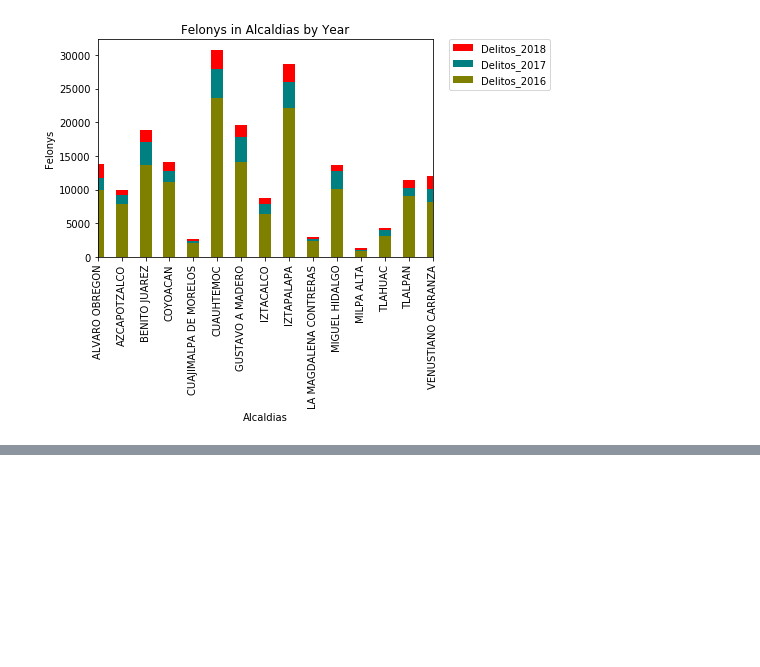
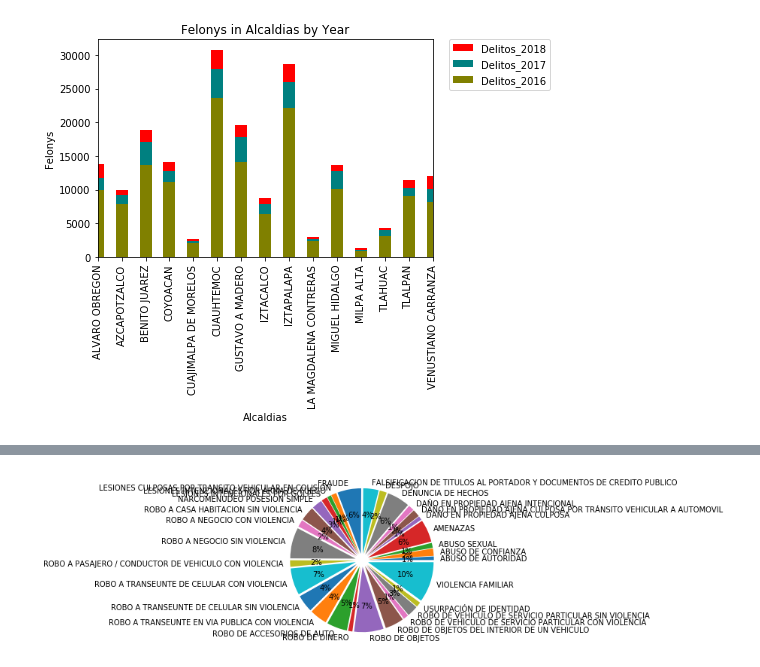
Before and after one commit to joseluismendozal10/Project1, a Jupyter notebook: Avances/Project.ipynb, the cells around one changed output, grey strips where cells are left out. Drawn from its saved outputs; the diff is of its cells as text; code cells hidden in the pictures; blank space fills up the shorter version.

```diff
--- a/Avances/Project.ipynb
+++ b/Avances/Project.ipynb
@@ -252,3 +270,23 @@ plt.savefig('Merge_Table2.png', bbox_inches='tight')
 plt.show()
 # %% [output]
 [figure]
+# %%
+#8.0 2018 INFORMATION BY ALCALDIA
+
+#8.01 Create Table with total crimes for Top 30 2018 Crimes for each Alcaldia
+PGJ_Top_2018=PGJ_Top_Hist.loc[PGJ_Top_Hist["año_hechos"]==2018,:]
+PGJ_Top_2018=PGJ_Top_2018.merge(PGJ_Class,on=["delito"])
+Total_Delitos_Alcaldias_2018=PGJ_Top_2018.groupby("alcaldia_hechos",as_index=False).count()
+Total_Delitos_Alcaldias_2018=Total_Delitos_Alcaldias_2018.merge(Sociodemo,on="alcaldia_hechos")
+#Total_Delitos_Alcaldias_2018=Total_Delitos_Alcaldias_2018.loc[:,["delito"]]
+#Total_Delitos_Alcaldias_2018
+
+#8.02 Create Pie for total crimes for Top 30 2018 Crimes by Alcaldia
+
+#explode=(0.1,0.1,0.1,0.1,0.1,0.1,0.1,0.1,0.1,0.1,0.1,0.1,0.1,0.1,0.1,0.1)
+#pie_Alcaldias = plt.pie(Total_Delitos_Alcaldias_2018["delito"],
+                #labels=Total_Delitos_Alcaldias_2018["alcaldia_hechos"],
+                #explode=explode,autopct="%1.1f%%",
+                #radius=1)
+#PGJ_Top_2018
+Total_Delitos_Alcaldias_2018
@@ -254,0 +312,21 @@ plt.show()
+# %%
+#9.0 2018 INFORMATION BY CRIME
+
+#8.01 Create Table with total crimes for Top 30 2018 Crimes for each Alcaldia
+Total_Delitos_2018=PGJ_Top_2018.groupby("delito",as_index=False).count()
+
+#Total_Delitos_2018["delito"].unique()
+#export_csv=Total_Delitos_2018.to_csv("Total_Delitos_2018.csv")
+
+#8.02 Create Pie for total crimes for Top 30 2018 Crimes by Alcaldia
+
+explode=(0.1,0.1,0.1,0.1,0.1,0.1,0.1,0.1,0.1,0.1,
+         0.1,0.1,0.1,0.1,0.1,0.1,0.1,0.1,0.1,0.1,
+         0.1,0.1,0.1,0.1,0.1,0.1,0.1,0.1,0.1,0.1)
+pie_Delitos = plt.pie(Total_Delitos_2018["alcaldia_hechos"],
+                labels=Total_Delitos_2018["delito"],
+                explode=explode,
+                autopct="%1.f%%",
+                radius=1)
+# %% [output]
+[figure, added]
```
Also changed, not shown: parts of 11 cells of this notebook, 8 other files.
